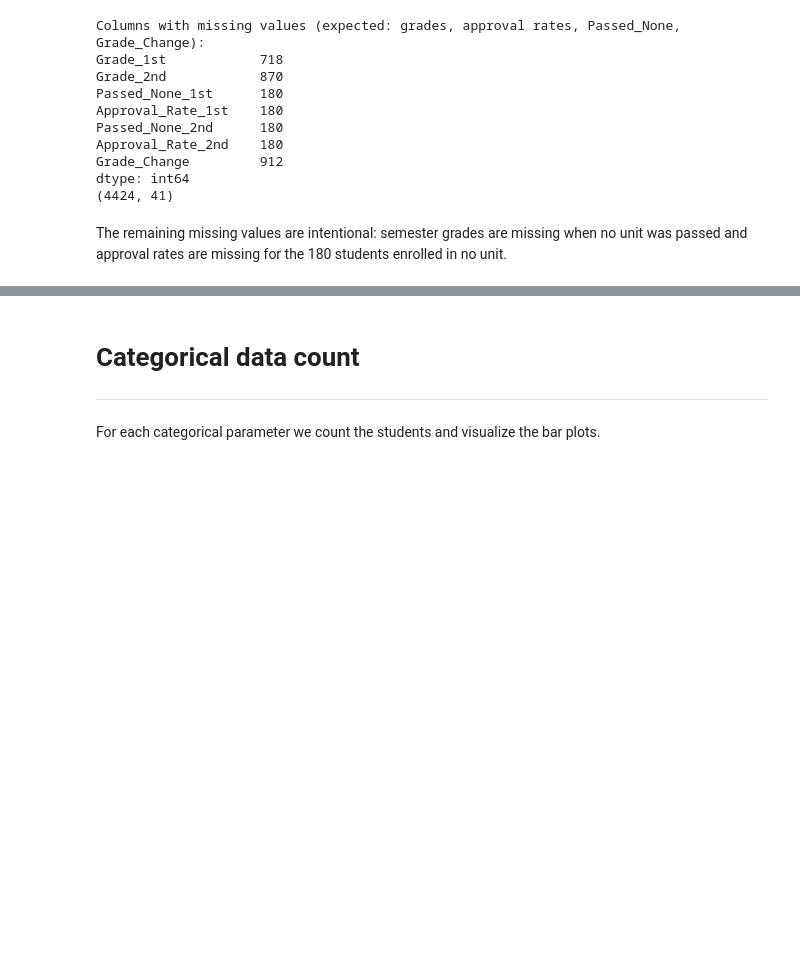
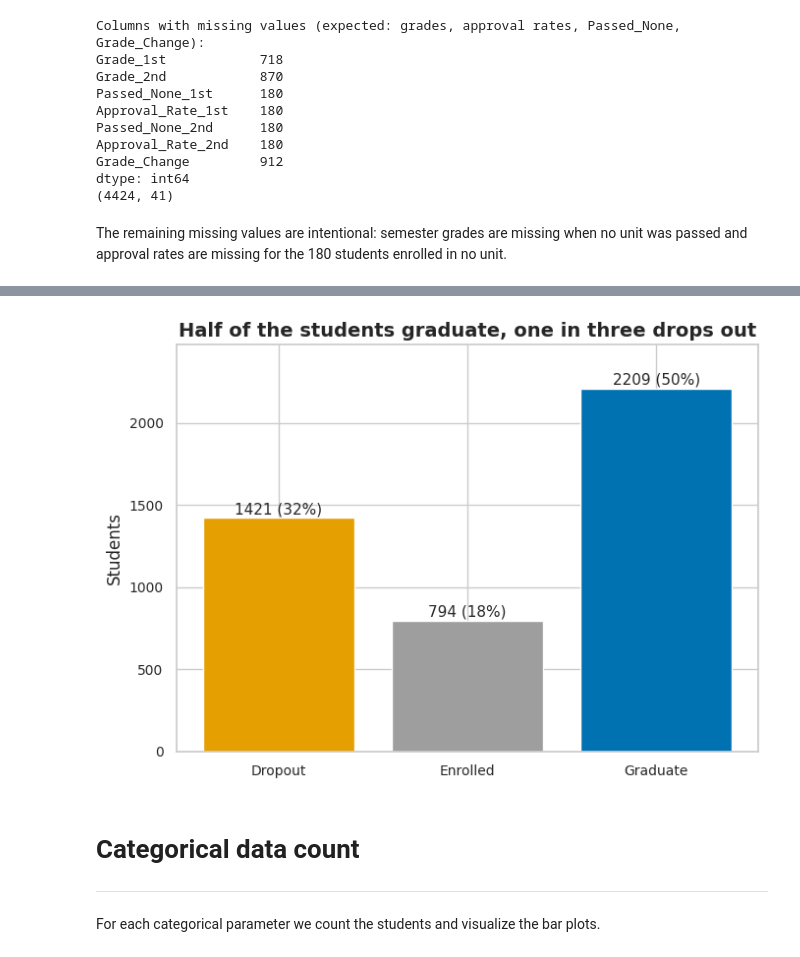
Before and after one commit to Martazzz/dropout_rate_academic_success, a Jupyter notebook: notebooks/01_cleaning_eda.ipynb, the cells around one changed output, grey strips where cells are left out. Saved outputs shown, nothing was run; the diff lists cells and outputs as text; code cells hidden in the pictures; blank space fills up the shorter version.

```diff
--- a/notebooks/01_cleaning_eda.ipynb
+++ b/notebooks/01_cleaning_eda.ipynb
@@ -350,3 +354,20 @@ The remaining missing values are intentional: semester grades are missing when n
+# %%
+counts = data["Target"].value_counts().reindex(OUTCOME_ORDER)
+share = counts / counts.sum() * 100
+
+fig, ax = plt.subplots(figsize=(7, 5))
+bars = ax.bar(OUTCOME_ORDER, counts.values, color=[OUTCOME_PALETTE[o] for o in OUTCOME_ORDER])
+for bar, n, p in zip(bars, counts.values, share.values):
+    ax.text(bar.get_x() + bar.get_width() / 2, bar.get_height() + 25,
+            f"{n} ({p:.0f}%)", ha="center", fontsize=11)
+ax.set_ylabel("Students")
+ax.set_ylim(0, counts.max() * 1.12)
+ax.set_title("Half of the students graduate, one in three drops out")
+plt.tight_layout()
+plt.savefig("figures/eda_target.png", dpi=200, bbox_inches="tight")
+plt.show()
+# %% [output]
+[figure, added]
 # %% [markdown]
 # Categorical data count
 ---
```
Also changed, not shown: parts of 5 cells of this notebook.
